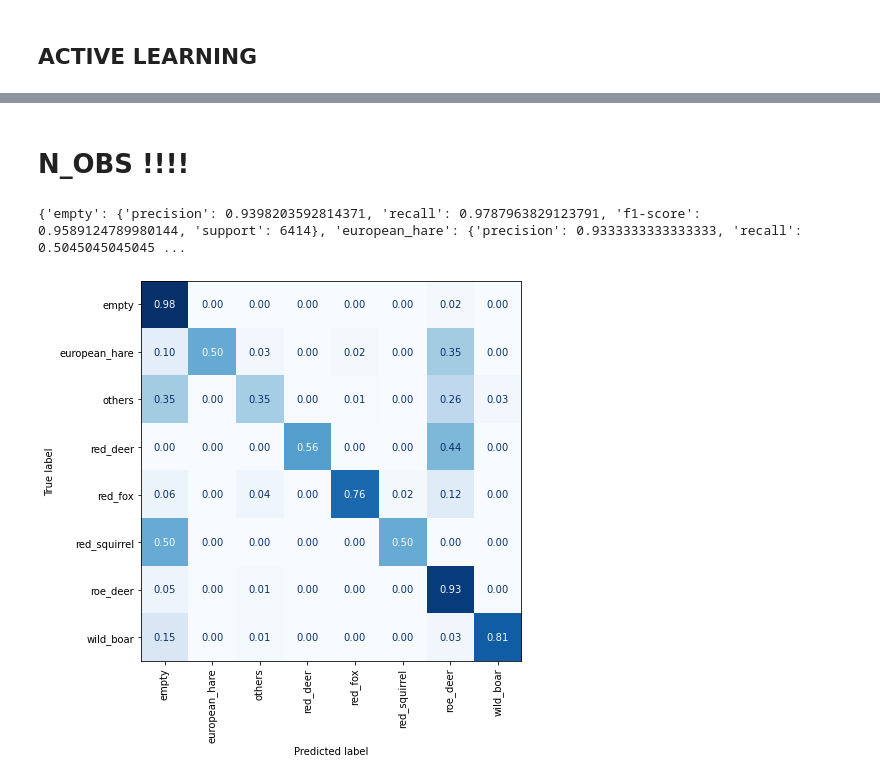
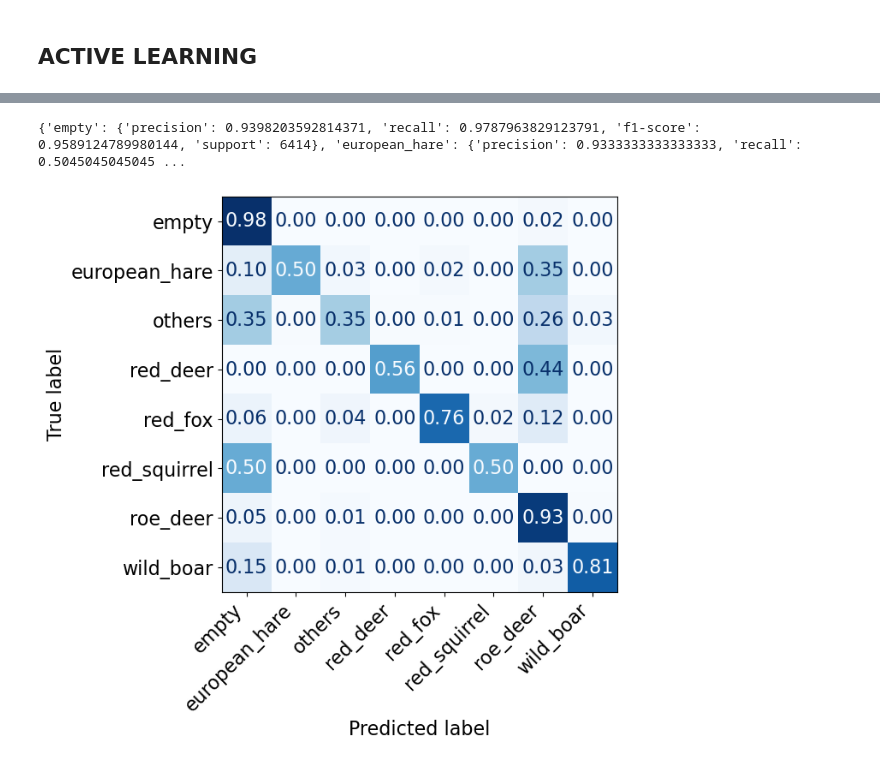
Before and after one commit to slds-lmu/wildlife-experiments, a Jupyter notebook: analysis_experiments.ipynb, the cells around one changed output, grey strips where cells are left out. Drawn from its saved outputs; the diff is of its cells as text; code cells hidden in the pictures.

```diff
--- a/analysis_experiments.ipynb
+++ b/analysis_experiments.ipynb
@@ -44,8 +32,8 @@ coreClock: 1.545GHz coreCount: 68 deviceMemorySize: 10.76GiB deviceMemoryBandwid
 # %% [markdown]
 ## TODO remove old code and repetitions
 # %%
-# REPODIR = '/home/lisa-wm/Documents/1_work/1_research/repos/wildlife-experiments'
-REPODIR = '/home/wimmerl/projects/wildlife-experiments/'
+REPODIR = '/home/lisa-wm/Documents/1_work/1_research/repos/wildlife-experiments'
+# REPODIR = '/home/wimmerl/projects/wildlife-experiments/'
 RESULTDIR = os.path.join(REPODIR, 'results')
 
 CFG = load_json(os.path.join(REPODIR, 'configs/cfg.json'))
@@ -55,9 +43,16 @@ CONFMAT_ARGS = {
     'normalize': 'true',
     'values_format': '.2f',
     'display_labels': list(LABEL_MAP.keys()),
-    'xticks_rotation': 'vertical',
+    'xticks_rotation': 45,
     'colorbar': False,
     'cmap': 'Blues',
+}
+CONFMAT_PLT_ARGS = {
+    'figure.figsize': (6, 6),
+    'font.size': 16,
+    'xtick.labelsize': 16,
+    'ytick.labelsize': 16,
+    'xtick.alignment': 'right'
 }
 THRESHOLDS = [0, 0.3, 0.5, 0.7, 0.9]
 OUR_THRESH = 0.5
@@ -278,7 +273,7 @@ european_hare       0.88      0.69      0.77       192
  weighted avg       0.92      0.93      0.92     10968
 # %%
 ConfusionMatrixDisplay.from_predictions(y_true=np.array(y_trues), y_pred=np.array(y_preds), **CONFMAT_ARGS)
-plt.rcParams['figure.figsize'] = (7, 7)
+plt.rcParams.update(CONFMAT_PLT_ARGS)
 plt.savefig('figures/cm_insample.eps', bbox_inches='tight')
-plt.savefig('figures/cm_insample.png')
+plt.savefig('figures/cm_insample.png', bbox_inches='tight')
 # %% [output]
@@ -386,5 +355,0 @@ european_hare       0.60      0.41      0.49       111
-# %%
-ConfusionMatrixDisplay.from_predictions(y_true=np.array(y_trues), y_pred=np.array(y_preds), **CONFMAT_ARGS)
-plt.rcParams['figure.figsize'] = (7, 7)
-plt.savefig('figures/cm_oosample.eps')
-plt.savefig('figures/cm_oosample.png')
@@ -392,0 +356,5 @@ plt.savefig('figures/cm_oosample.png')
+# %%
+ConfusionMatrixDisplay.from_predictions(y_true=np.array(y_trues), y_pred=np.array(y_preds), **CONFMAT_ARGS)
+plt.rcParams.update(CONFMAT_PLT_ARGS)
+plt.savefig('figures/cm_oosample.eps', bbox_inches='tight')
+plt.savefig('figures/cm_oosample.png', bbox_inches='tight')
@@ -437,5 +405,3 @@ european_hare       0.94      0.61      0.74       111
-# %% [markdown]
-# N_OBS !!!!
 # %%
 # compute relative sample size per iteration (sizes hard-coded for training)
 n_obs = 10020
@@ -477,9 +443,9 @@ for i in ITERATIONS:
             y_preds = np.concatenate((y_preds, y_pred))
     if i == ITERATION_EXTRACT:
         ConfusionMatrixDisplay.from_predictions(y_true=np.array(y_trues), y_pred=np.array(y_preds), **CONFMAT_ARGS)
-        plt.rcParams['figure.figsize'] = (7, 7)
-        plt.savefig('figures/cm_active.eps')
-        plt.savefig('figures/cm_active.png')
+        plt.rcParams.update(CONFMAT_PLT_ARGS)
+        plt.savefig('figures/cm_active.eps', bbox_inches='tight')
+        plt.savefig('figures/cm_active.png', bbox_inches='tight')
         print(
             classification_report(
                 y_true=y_trues,
@@ -492,36 +458,36 @@ for i in ITERATIONS:
     for r in [
         load_pickle(f) for f in [
             os.path.join(FILES_ACTIVE_WARMSTART[idx], f'results_iteration_{i}.pkl')
-            for idx, _ in enumerate(RANDOM_SEEDS) # !!!!
+            for idx, _ in enumerate(RANDOM_SEEDS)
         ]
     ]:
         preds_imgs_ppl, truth_imgs_ppl = sort_results(r['preds_imgs_ppl'], r['truth_imgs_ppl'])
         y_true = truth_imgs_ppl
         y_pred = [np.argmax(v) for v in preds_imgs_ppl]
         report_dict_ws = classification_report(
             y_true=y_true,
             y_pred=y_pred,
             target_names=list(LABEL_MAP.keys()),
             output_dict=True,
             zero_division=0
         )
         acc_warmstart.append(report_dict_ws['accuracy'])
         rec_warmstart.append(report_dict_ws['weighted avg']['precision'])
     acc_coldstart = np.array(acc_coldstart)
     rec_coldstart = np.array(rec_coldstart)
     acc_coldstart_avg.append(np.mean(acc_coldstart))
     rec_coldstart_avg.append(np.mean(rec_coldstart))
     acc_coldstart_se.append(np.std(acc_coldstart) / math.sqrt(len(acc_coldstart)))
     rec_coldstart_se.append(np.std(rec_coldstart) / math.sqrt(len(rec_coldstart)))
     acc_warmstart = np.array(acc_warmstart)
     rec_coldstart = np.array(rec_warmstart)
     acc_warmstart_avg.append(np.mean(acc_warmstart))
     rec_warmstart_avg.append(np.mean(rec_warmstart))
     acc_warmstart_se.append(np.std(acc_warmstart) / math.sqrt(len(acc_warmstart)))
     rec_warmstart_se.append(np.std(rec_warmstart) / math.sqrt(len(rec_warmstart)))
 # %% [output]
 {'empty': {'precision': 0.9398203592814371, 'recall': 0.9787963829123791, 'f1-score': 0.9589124789980144, 'support': 6414}, 'european_hare': {'precision': 0.9333333333333333, 'recall': 0.5045045045045 ...
-[figure, old version]
+[figure, new version]
 # %%
 acc_coldstart_avg[-1] = acc_al_upper_limit
 rec_coldstart_avg[-1] = rec_al_upper_limit
```
Also changed, not shown: parts of 8 cells of this notebook, 9 other files.
